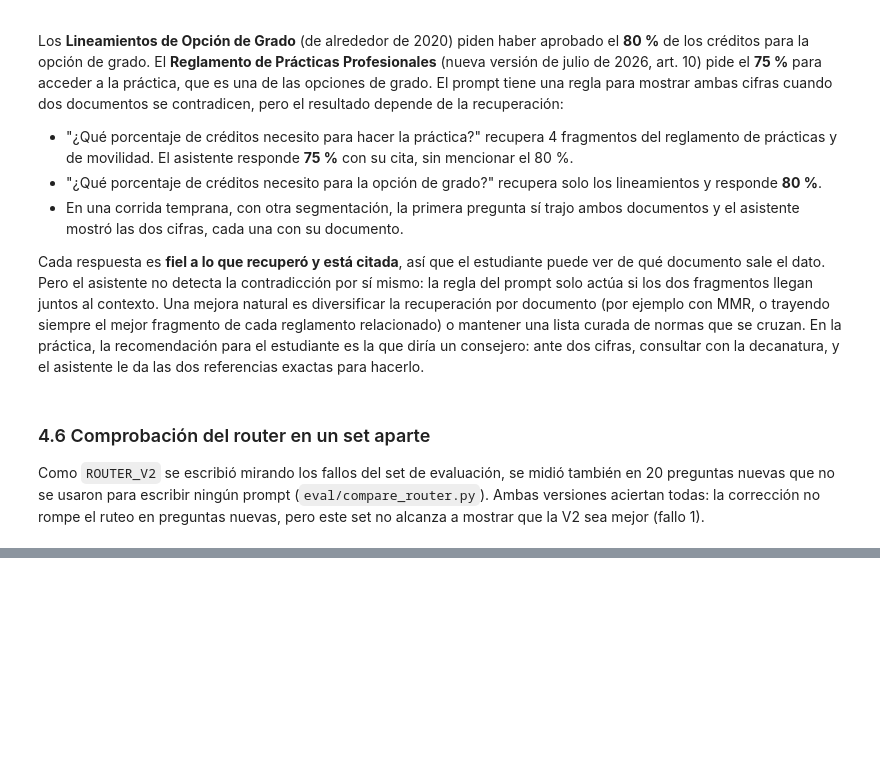
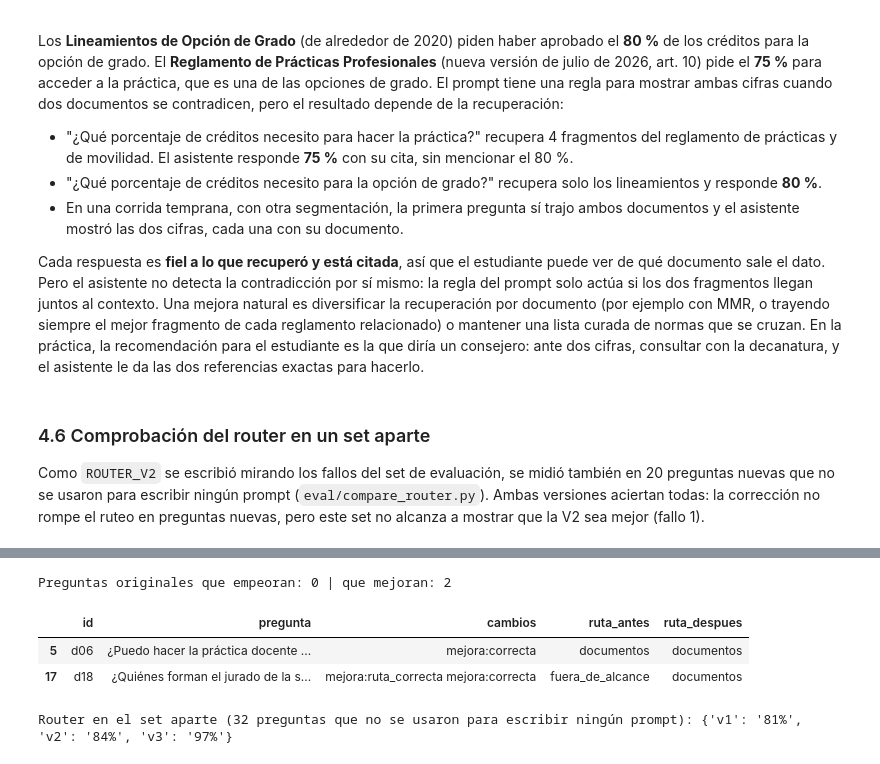
Before and after one commit to MarlioCharryECI/eciguia-gelm, a Jupyter notebook: proyecto.ipynb, the cells around one changed output, grey strips where cells are left out. Drawn from its saved outputs; the diff is of its cells as text; code cells hidden in the pictures; blank space fills up the shorter version.

```diff
--- a/proyecto.ipynb
+++ b/proyecto.ipynb
@@ -577,0 +738,16 @@ Exactitud del router en el set aparte: {'v1': '100%', 'v2': '100%'}
+# %%
+regresion = pd.read_csv(RESULTADOS / "regresion_6_final_vs_8_final_original.csv").fillna("")
+print("Preguntas originales que empeoran:", (regresion["cambios"].str.contains("empeora")).sum(),
+      "| que mejoran:", (regresion["cambios"].str.contains("mejora") & ~regresion["cambios"].str.contains("empeora")).sum())
+regresion[regresion["cambios"] != ""][["id", "pregunta", "cambios", "ruta_antes", "ruta_despues"]]
+# %% [output]
+Preguntas originales que empeoran: 0 | que mejoran: 2
+|  | id | pregunta | cambios | ruta_antes | ruta_despues |
+| 5 | d06 | ¿Puedo hacer la práctica docente ... | mejora:correcta | documentos | documentos |
+| 17 | d18 | ¿Quiénes forman el jurado de la s... | mejora:ruta_correcta mejora:correcta | fuera_de_alcance | documentos |
+# %%
+holdout = json.loads((RESULTADOS / "ruteo_holdout.json").read_text(encoding="utf-8"))
+print("Router en el set aparte (32 preguntas que no se usaron para escribir ningún prompt):",
+      {v: f"{a:.0%}" for v, a in holdout["exactitud"].items()})
+# %% [output]
+Router en el set aparte (32 preguntas que no se usaron para escribir ningún prompt): {'v1': '81%', 'v2': '84%', 'v3': '97%'}
```
Also changed, not shown: parts of 14 cells of this notebook, 12 other files.
